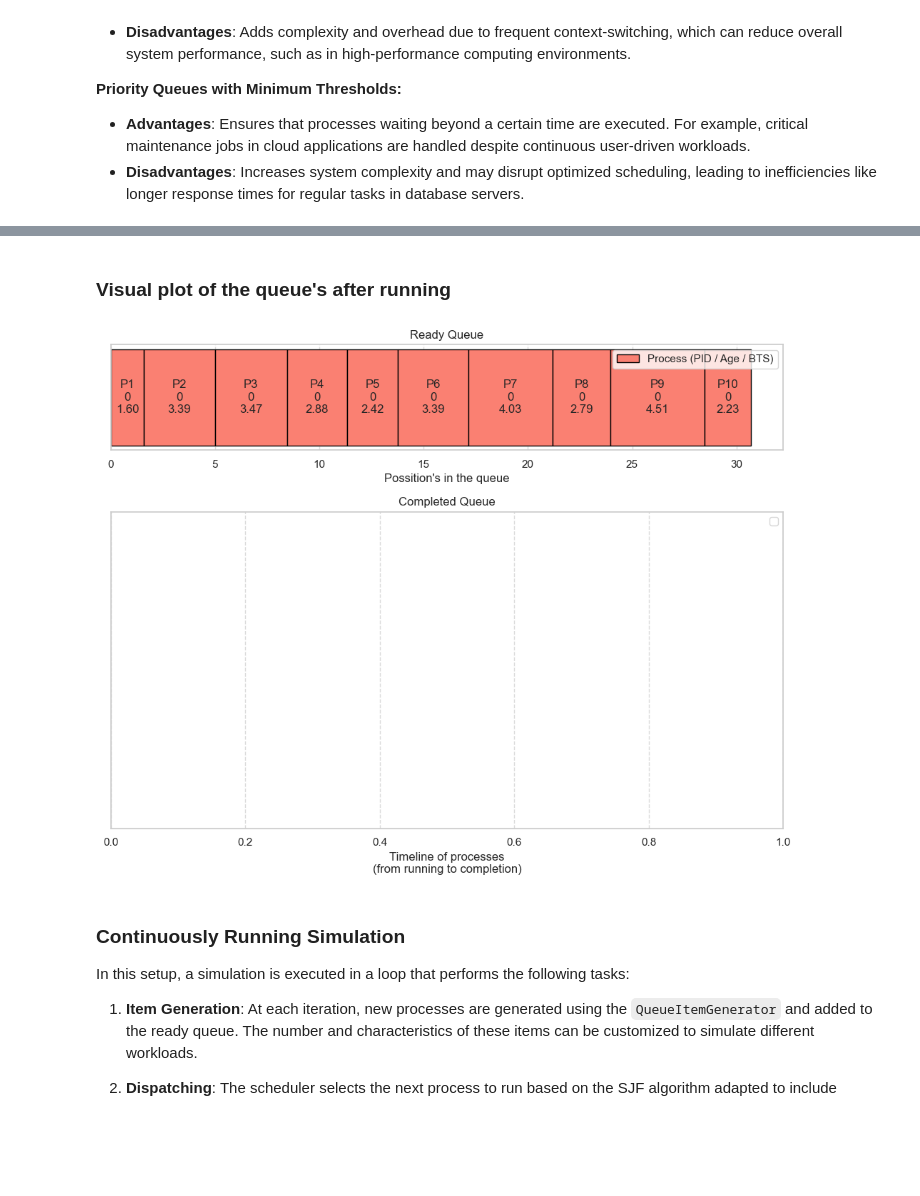
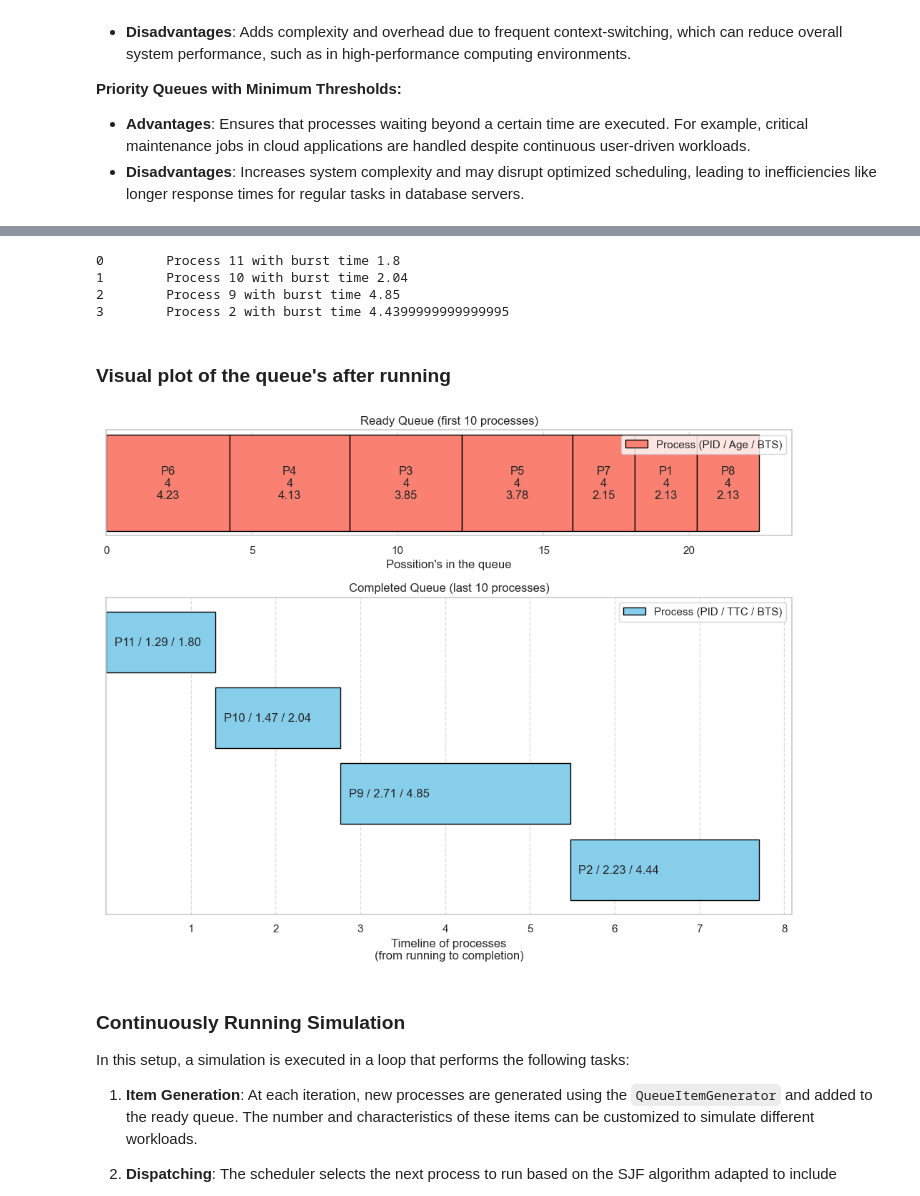
Before and after one commit to LucEnden/sync, a Jupyter notebook: research_lvde/preventing_starvation_in_shortest_job_first_scheduling_algorithm.ipynb, the cells around one changed output, grey strips where cells are left out. Drawn from its saved outputs; the diff is of its cells as text; code cells hidden in the pictures; blank space fills up the shorter version.

```diff
--- a/research_lvde/preventing_starvation_in_shortest_job_first_scheduling_algorithm.ipynb
+++ b/research_lvde/preventing_starvation_in_shortest_job_first_scheduling_algorithm.ipynb
@@ -281,16 +281,21 @@ ready_queue.add(
 )
 
 # Run half of the processes
-# while len(completed_queue) <= len(ready_queue) // 2:
-#     dispatcher.dispatch(
-#         scheduler,
-#         ready_queue,
-#         completed_queue
-#     )
+while len(completed_queue) <= len(ready_queue) // 2:
+    dispatcher.dispatch(
+        scheduler,
+        ready_queue,
+        completed_queue
+    )
 
 # Print the results
 for i, queue_item in enumerate(completed_queue):
     print(f"{i}\t Process {queue_item.process.id} with burst time {queue_item.process.bt_sum}")
+# %% [output]
+0        Process 11 with burst time 1.8
+1        Process 10 with burst time 2.04
+2        Process 9 with burst time 4.85
+3        Process 2 with burst time 4.4399999999999995
 # %% [markdown]
 ### Visual plot of the queue's after running
 # %%
@@ -302,12 +307,12 @@ sns.set_theme(style="whitegrid")
 fig, ax = plt.subplots(2, 1, figsize=(10, 8), gridspec_kw={'height_ratios': [1, 3]})  # Single column, two rows
 
 # Completed Queue Plot
-cq_title = "Completed Queue"
+cq_title = "Completed Queue (last {0} processes)"
 cq_x_lbl = "Timeline of processes\n(from running to completion)"
 cq_ax = 1
 
 # Ready Queue Plot
-rq_title = "Ready Queue"
+rq_title = "Ready Queue (first {0} processes)"
 rq_x_lbl = "Possition's in the queue"
 rq_ax = 0
 
@@ -345,7 +350,7 @@ def update_queue_plot(rq, cq):
 
     ax[rq_ax].set_xlabel(rq_x_lbl)
     ax[rq_ax].set_yticks([])  # No y-ticks needed
-    ax[rq_ax].set_title(rq_title)
+    ax[rq_ax].set_title(rq_title.format(items_to_visualize))
     ax[rq_ax].grid(axis="x", linestyle="--", alpha=0.7)
 
     # Completed Queue: sorted by arrival time
@@ -364,35 +369,35 @@ def update_queue_plot(rq, cq):
         ax[cq_ax].text(
             x=qi.arrival_time - qi.process.ttc + 0.1,
             y=i,
             s=txt,
             va='center'
         )
 
     ax[cq_ax].set_xlabel(cq_x_lbl)
 
     ax[cq_ax].invert_yaxis()  # Invert the y-axis to have the first item at the top
     ax[cq_ax].set_yticks([])
 
-    ax[cq_ax].set_title(cq_title)
+    ax[cq_ax].set_title(cq_title.format(items_to_visualize))
     ax[cq_ax].grid(axis="x", linestyle="--", alpha=0.7)
 
     # Rotate the y-axis labels for better readability
     plt.setp(ax[cq_ax].get_yticklabels(), rotation=45, ha="right")
 
     # Legend
     ax[cq_ax].legend([f"Process (PID / TTC / BTS)"], loc="upper right")
     ax[rq_ax].legend([f"Process (PID / Age / BTS)"], loc="upper right")
 
     # Adjust layout for readability
     fig.tight_layout()
 
     # Redraw the plot
     fig.canvas.draw_idle()
 
 # Display the plot
 update_queue_plot(ready_queue, completed_queue)
 # %% [output]
-[figure, old version]
+[figure, new version]
 # %% [markdown]
 ### Continuously Running Simulation
 
```
Also changed, not shown: parts of 7 cells of this notebook, 2 other files.
